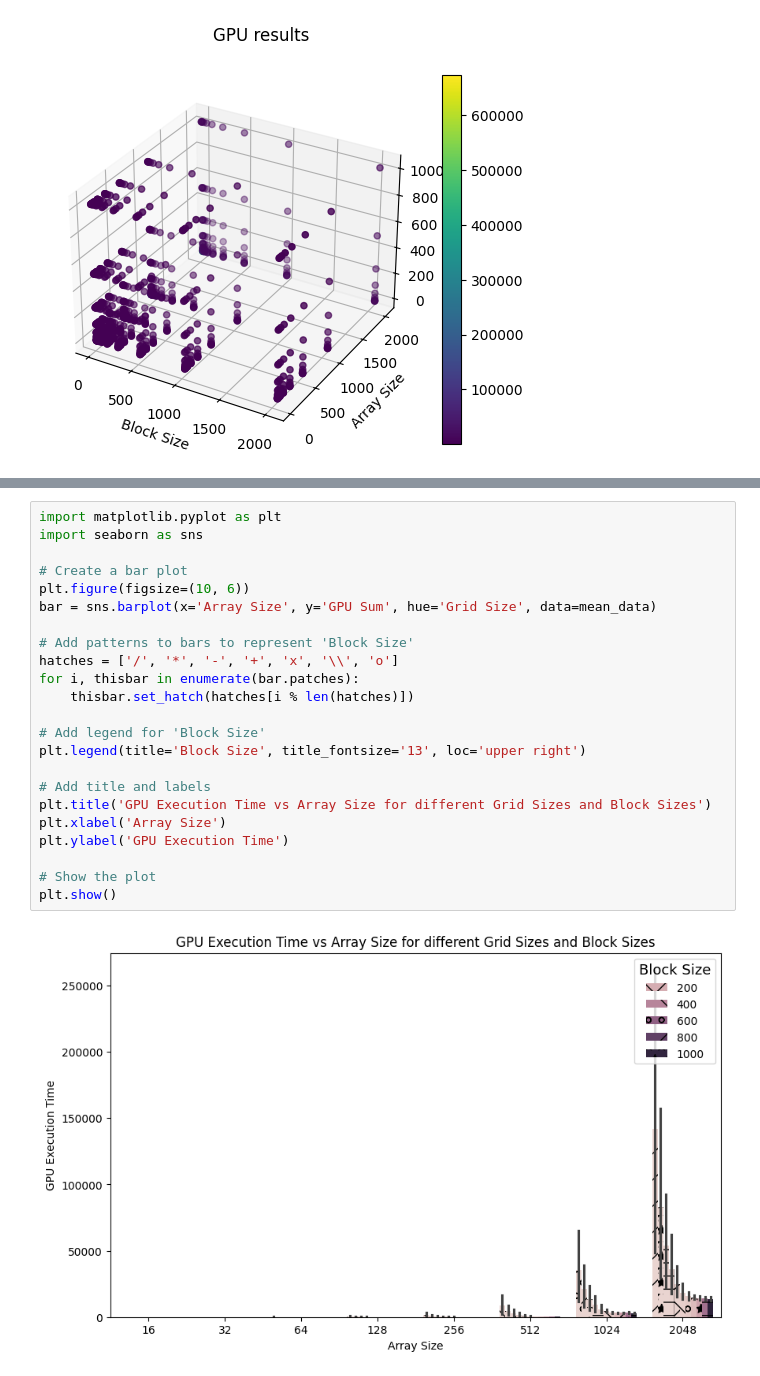
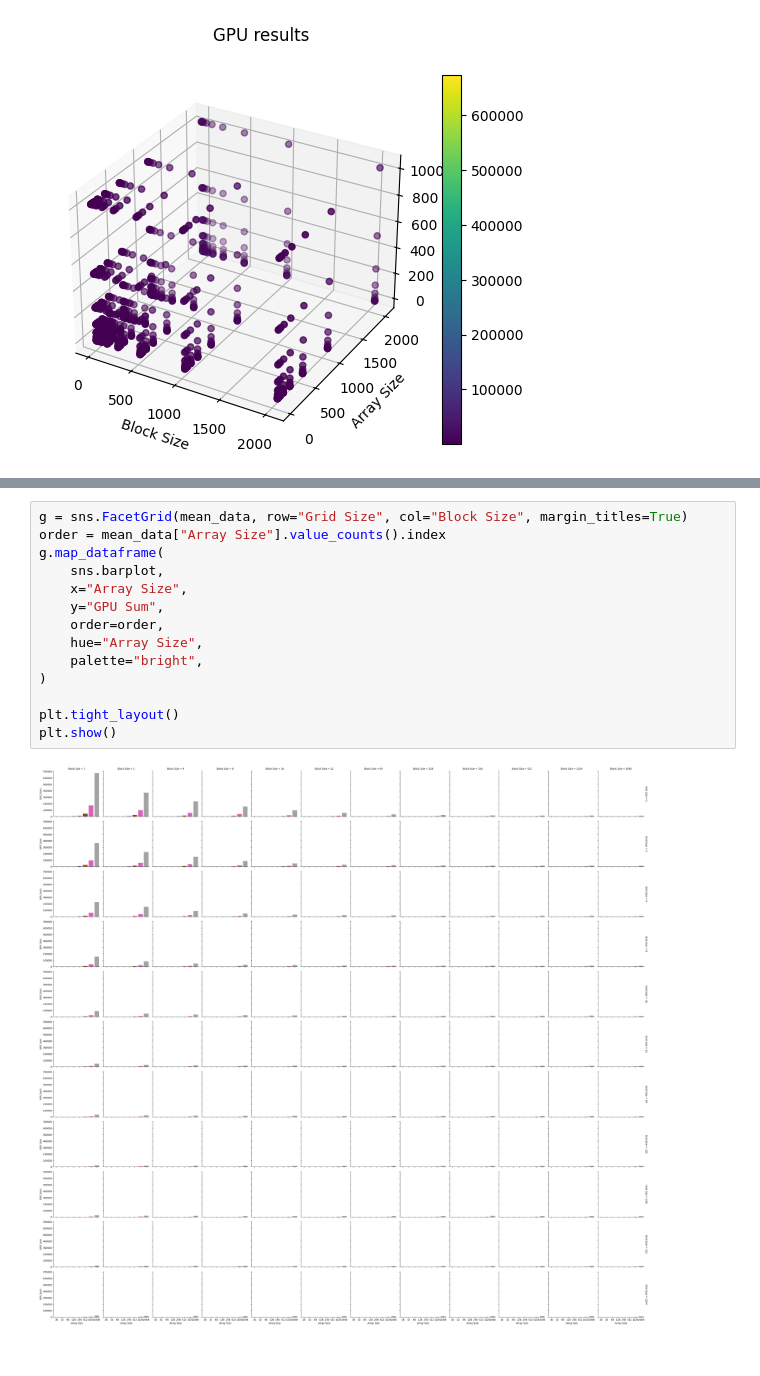
Before and after one commit to LBF38/ensta_cuda, a Jupyter notebook: src/cuda_analysis.ipynb, the cells around one changed output, grey strips where cells are left out. Saved outputs shown, nothing was run; the diff lists cells and outputs as text.

```diff
--- a/src/cuda_analysis.ipynb
+++ b/src/cuda_analysis.ipynb
@@ -208,25 +207,16 @@ plt.show()
-# %%
-import matplotlib.pyplot as plt
-import seaborn as sns
-
-# Create a bar plot
-plt.figure(figsize=(10, 6))
-bar = sns.barplot(x='Array Size', y='GPU Sum', hue='Grid Size', data=mean_data)
-
-# Add patterns to bars to represent 'Block Size'
-hatches = ['/', '*', '-', '+', 'x', '\\', 'o']
-for i, thisbar in enumerate(bar.patches):
-    thisbar.set_hatch(hatches[i % len(hatches)])
-
-# Add legend for 'Block Size'
-plt.legend(title='Block Size', title_fontsize='13', loc='upper right')
-
-# Add title and labels
-plt.title('GPU Execution Time vs Array Size for different Grid Sizes and Block Sizes')
-plt.xlabel('Array Size')
-plt.ylabel('GPU Execution Time')
-
-# Show the plot
-plt.show()
-# %% [output]
-[figure, removed]
+# %%
+g = sns.FacetGrid(mean_data, row="Grid Size", col="Block Size", margin_titles=True)
+order = mean_data["Array Size"].value_counts().index
+g.map_dataframe(
+    sns.barplot,
+    x="Array Size",
+    y="GPU Sum",
+    order=order,
+    hue="Array Size",
+    palette="bright",
+)
+
+plt.tight_layout()
+plt.show()
+# %% [output]
+[figure, added]
```
Also changed, not shown: parts of 5 cells of this notebook.
